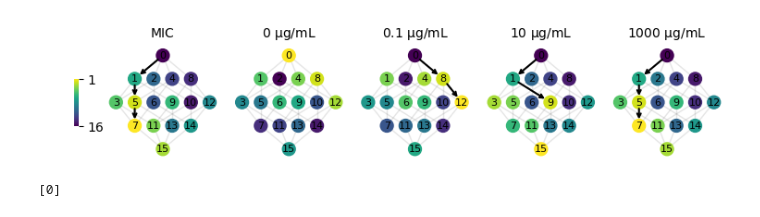
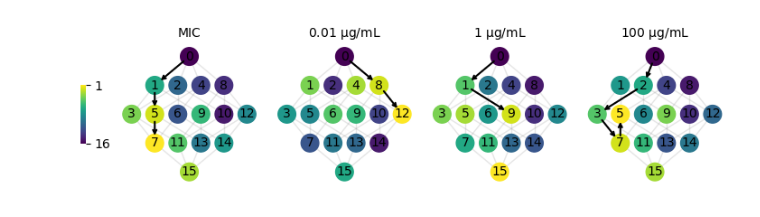
Before and after one commit to eshanking/seascapes_figures, a Jupyter notebook: figure_code/trajectory_analysis.ipynb, the cells around one changed output. Cells and saved outputs as stored; diff of their text form; code cells hidden in the pictures.

```diff
--- a/figure_code/trajectory_analysis.ipynb
+++ b/figure_code/trajectory_analysis.ipynb
@@ -5,13 +5,17 @@ import matplotlib.pyplot as plt
 # %%
 p = Population(fitness_data='from_file')
 
-fig,ax_list = plt.subplots(ncols=5,figsize=(8.5,5))
+fig,ax_list = plt.subplots(ncols=4,figsize=(8.5,5))
 
-arrowprops = dict(arrowstyle='->', color='black', lw=1.5,mutation_scale=7,shrinkA=5,shrinkB=5)
+arrowprops = dict(arrowstyle='->', color='black', lw=1.5,mutation_scale=7,shrinkA=6,shrinkB=6)
 
 gen_list = [0]
 indx =0
 isMaximum = False
+
+landscape_options = {'node_size':200,
+                    'square':True,'node_label':'base10','arrowprops':arrowprops,
+                    'resize_param':0.01,'edge_alpha':0.1,'textsize':10}
 
 while not isMaximum:
     neighbors = p.gen_neighbors(gen_list[indx])
@@ -27,43 +31,36 @@ while not isMaximum:
 
 ax = ax_list[0]
 
-plotter.plot_landscape(p,trajectory=gen_list,ax=ax,node_size=100,
-                       square=True,node_label='base10',arrowprops=arrowprops,
-                       resize_param=0.01,fit_land=p.ic50,edge_alpha=0.1,textsize=8,colorbar=True,
-                       cbloc = [-0.6,0.25,0.3,0.5],cblabel='')
+plotter.plot_landscape(p,trajectory=gen_list,ax=ax,fit_land=p.ic50,colorbar=True,
+                       cbloc = [-0.6,0.25,0.3,0.5],cblabel='',**landscape_options)
 
 ax.set_title('MIC',pad=10,fontsize=10)
 
-for i,conc in enumerate([0,10**-1,10,10**3]):
+for i,conc in enumerate([10**-2,1,10**2]):
 
     ax = ax_list[i+1]
 
     gen_list = [0]
     indx =0
     isMaximum = False
 
     while not isMaximum:
         neighbors = p.gen_neighbors(gen_list[indx])
         fitness = p.gen_fit_land(conc=conc)
         fitness_neighbors = [fitness[i] for i in neighbors]
         cur_fitness = fitness[gen_list[indx]]
 
         if max(fitness_neighbors) > cur_fitness:
             gen_list.append(neighbors[fitness_neighbors.index(max(fitness_neighbors))])
             indx += 1
         else:
             isMaximum = True
 
     plotter.plot_landscape(p,conc=conc,trajectory=gen_list,colorbar=False,ax=ax,
-                           node_size=100,square=True,node_label='base10',
-                           arrowprops=arrowprops,resize_param=0.01,edge_alpha=0.1,textsize=8)
+                           **landscape_options)
 
     ax.set_title(str(conc) + ' $\mathrm{\mu}$g/mL',pad=10,fontsize=10)
 
 fig.savefig('../figures/trajectory_analysis.pdf',bbox_inches='tight')
 # %% [output]
-[figure, old version]
+[figure, new version]
-# %%
-gen_list
-# %% [output]
-[0]
```
Also changed, not shown: parts of 1 cell of this notebook, 9 other files.
